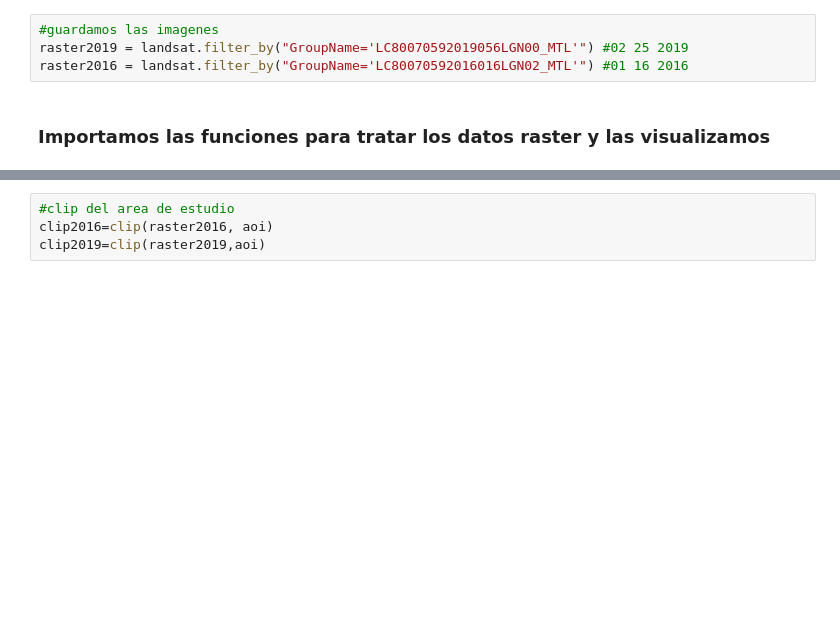
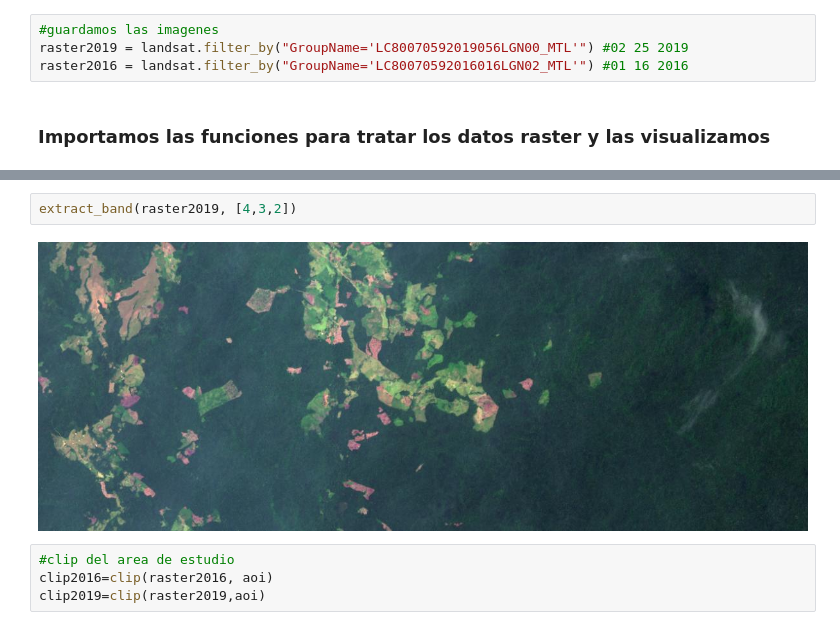
Before and after one commit to GeoGeeks/Api_Python_for_ArcGIS_dev2019, a Jupyter notebook: Imagenes satelitales deforestación en el Caqueta.ipynb, the cells around one changed output, grey strips where cells are left out. Cells and saved outputs as stored; diff of their text form; blank space fills up the shorter version.

```diff
--- a/Imagenes satelitales deforestación en el Caqueta.ipynb
+++ b/Imagenes satelitales deforestación en el Caqueta.ipynb
@@ -94,3 +85,7 @@ extract_band(raster2016, [6,5,4])
+# %%
+extract_band(raster2019, [4,3,2])
+# %% [output]
+[figure, added]
 # %%
 #clip del area de estudio
 clip2016=clip(raster2016, aoi)
```
Also changed, not shown: parts of 17 cells of this notebook, 30 other files.
